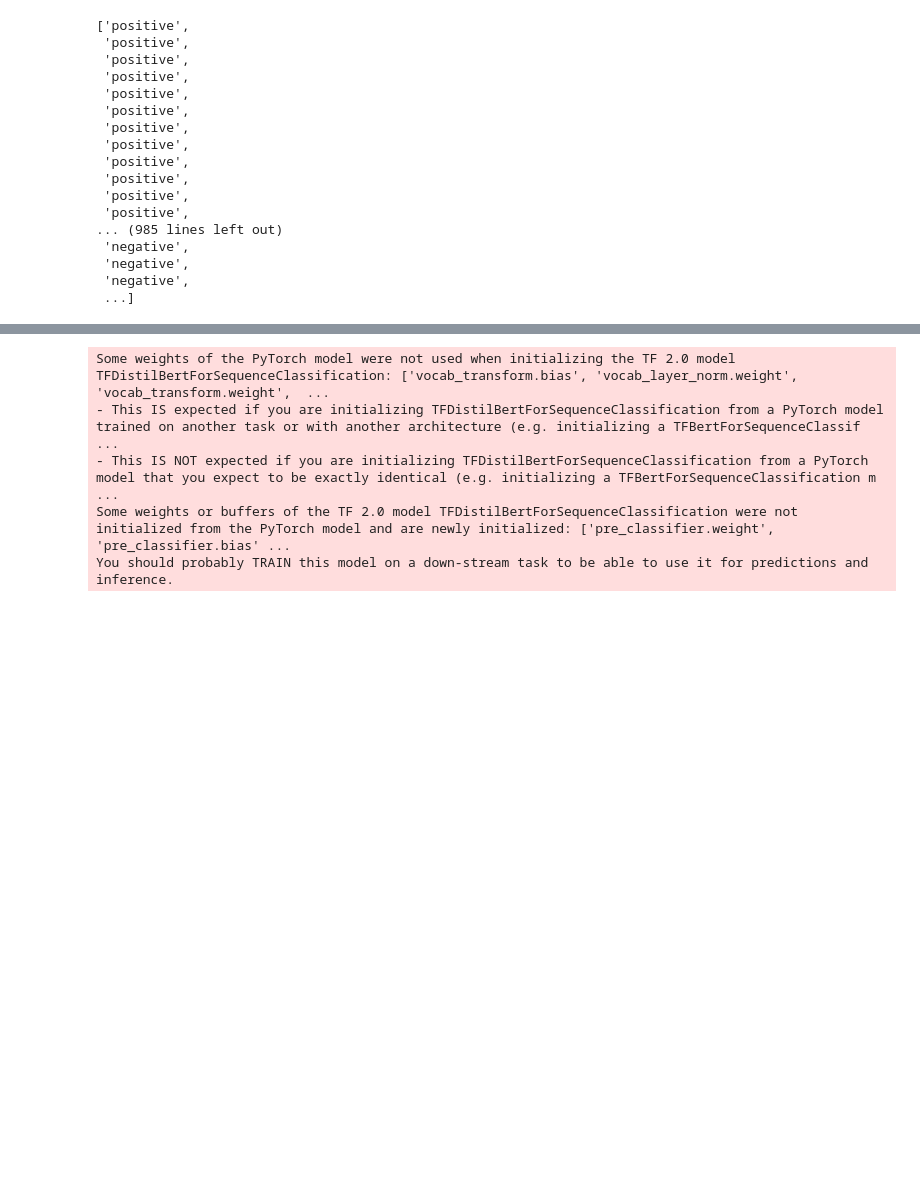
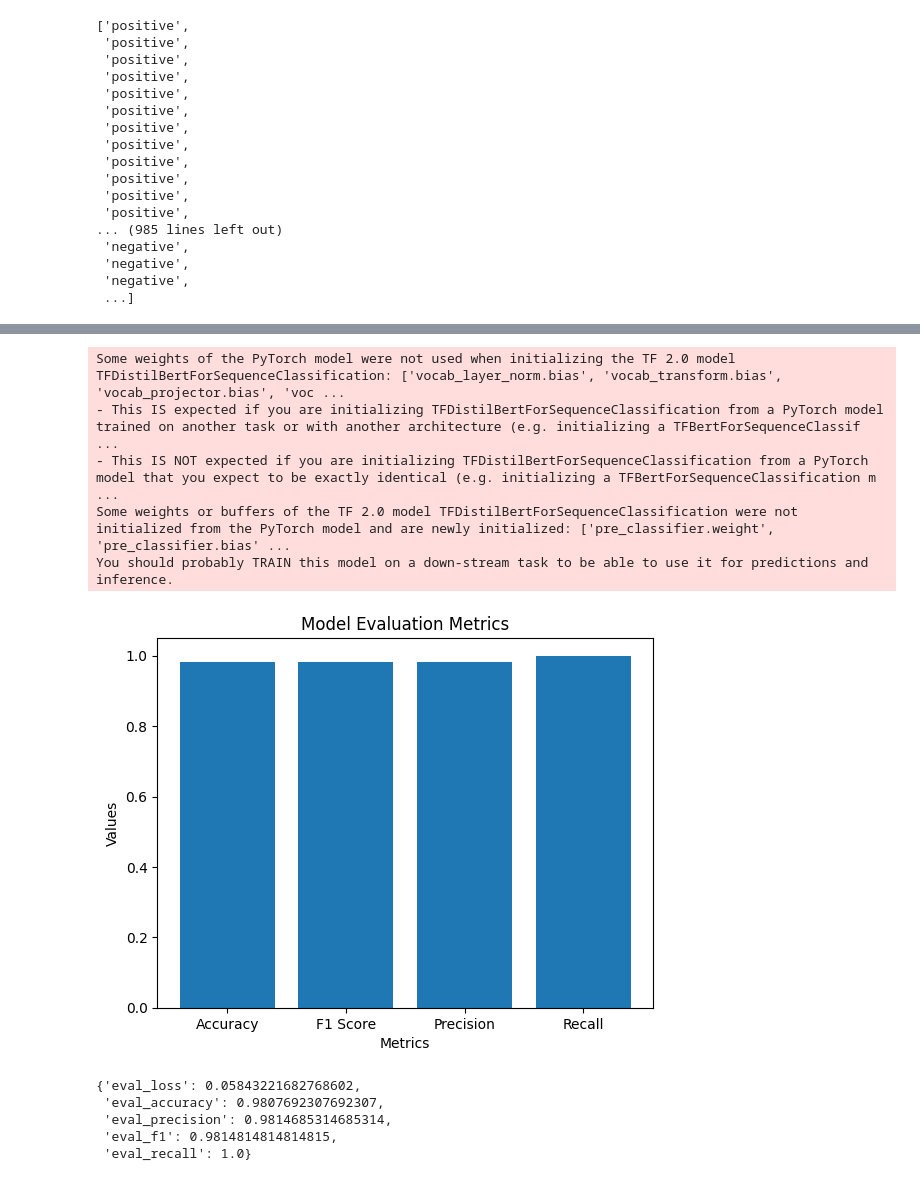
Before and after one commit to QueencessMay/thesis-project, a Jupyter notebook: thesis_app/training/training_with_emoji_emoticon.ipynb, the cells around one changed output, grey strips where cells are left out. Drawn from its saved outputs; the diff is of its cells as text; code cells hidden in the pictures; blank space fills up the shorter version.

```diff
--- a/thesis_app/training/training_with_emoji_emoticon.ipynb
+++ b/thesis_app/training/training_with_emoji_emoticon.ipynb
@@ -103,9 +134,14 @@ from transformers import TFAutoModel, AutoModel, AutoTokenizer, DistilBertTokeni
 tokenizer = DistilBertTokenizerFast.from_pretrained('distilbert-base-uncased')
 # %%
 train_encodings = tokenizer(x_train, truncation=True, padding=True)
+test_encodings = tokenizer(x_test, truncation=True, padding=True)
 # %%
 import tensorflow as tf
 train_dataset = tf.data.Dataset.from_tensor_slices((
     dict(train_encodings),
     y_train
 ))
+test_dataset = tf.data.Dataset.from_tensor_slices((
+    dict(test_encodings),
+    y_test
+))
@@ -112,3 +186,31 @@ train_dataset = tf.data.Dataset.from_tensor_slices((
+# %%
+import numpy as np
+from datasets import load_metric
+from sklearn.metrics import precision_score
+import matplotlib.pyplot as plt
+
+def compute_metrics(eval_pred):
+  load_accuracy = load_metric("accuracy")
+  load_f1 = load_metric("f1")
+  load_recall = load_metric("recall")
+
+  logits, labels = eval_pred
+  predictions = np.argmax(logits, axis=-1)
+  accuracy = load_accuracy.compute(predictions=predictions, references=labels)["accuracy"]
+  f1 = load_f1.compute(predictions=predictions, references=labels)["f1"]
+  recall = load_recall.compute(predictions=predictions, references=labels)["recall"]
+
+  precision = precision_score(y_true=labels, y_pred=predictions, average='weighted')
+  metrics = ["Accuracy", "F1 Score", "Precision", "Recall"]
+  values = [accuracy, f1, precision, recall]
+
+  plt.bar(metrics, values)
+  plt.xlabel("Metrics")
+  plt.ylabel("Values")
+  plt.title("Model Evaluation Metrics")
+  plt.show()
+
+  return {"accuracy": accuracy,"precision": precision, "f1": f1, "recall": recall}
 # %%
 pip install transformers[torch]
 # %% [output]
@@ -149,15 +251,26 @@ trainer = TFTrainer (
     model=model,
     args=training_args,
     train_dataset=train_dataset,
+    eval_dataset=test_dataset,
+    compute_metrics=compute_metrics
 )
 # %% [output]
-Some weights of the PyTorch model were not used when initializing the TF 2.0 model TFDistilBertForSequenceClassification: ['vocab_transform.bias', 'vocab_layer_norm.weight', 'vocab_transform.weight',  ...
+Some weights of the PyTorch model were not used when initializing the TF 2.0 model TFDistilBertForSequenceClassification: ['vocab_layer_norm.bias', 'vocab_transform.bias', 'vocab_projector.bias', 'voc ...
 - This IS expected if you are initializing TFDistilBertForSequenceClassification from a PyTorch model trained on another task or with another architecture (e.g. initializing a TFBertForSequenceClassif ...
 - This IS NOT expected if you are initializing TFDistilBertForSequenceClassification from a PyTorch model that you expect to be exactly identical (e.g. initializing a TFBertForSequenceClassification m ...
 Some weights or buffers of the TF 2.0 model TFDistilBertForSequenceClassification were not initialized from the PyTorch model and are newly initialized: ['pre_classifier.weight', 'pre_classifier.bias' ...
 You should probably TRAIN this model on a down-stream task to be able to use it for predictions and inference.
 # %%
 trainer.train()
+# %%
+trainer.evaluate(test_dataset)
+# %% [output]
+[figure, added]
+{'eval_loss': 0.05843221682768602,
+ 'eval_accuracy': 0.9807692307692307,
+ 'eval_precision': 0.9814685314685314,
+ 'eval_f1': 0.9814814814814815,
+ 'eval_recall': 1.0}
 # %%
 trainer.save_model('distilbert_trained_with_game_reviews')
 # %%
```
Also changed, not shown: parts of 9 cells of this notebook, 2 other files.
